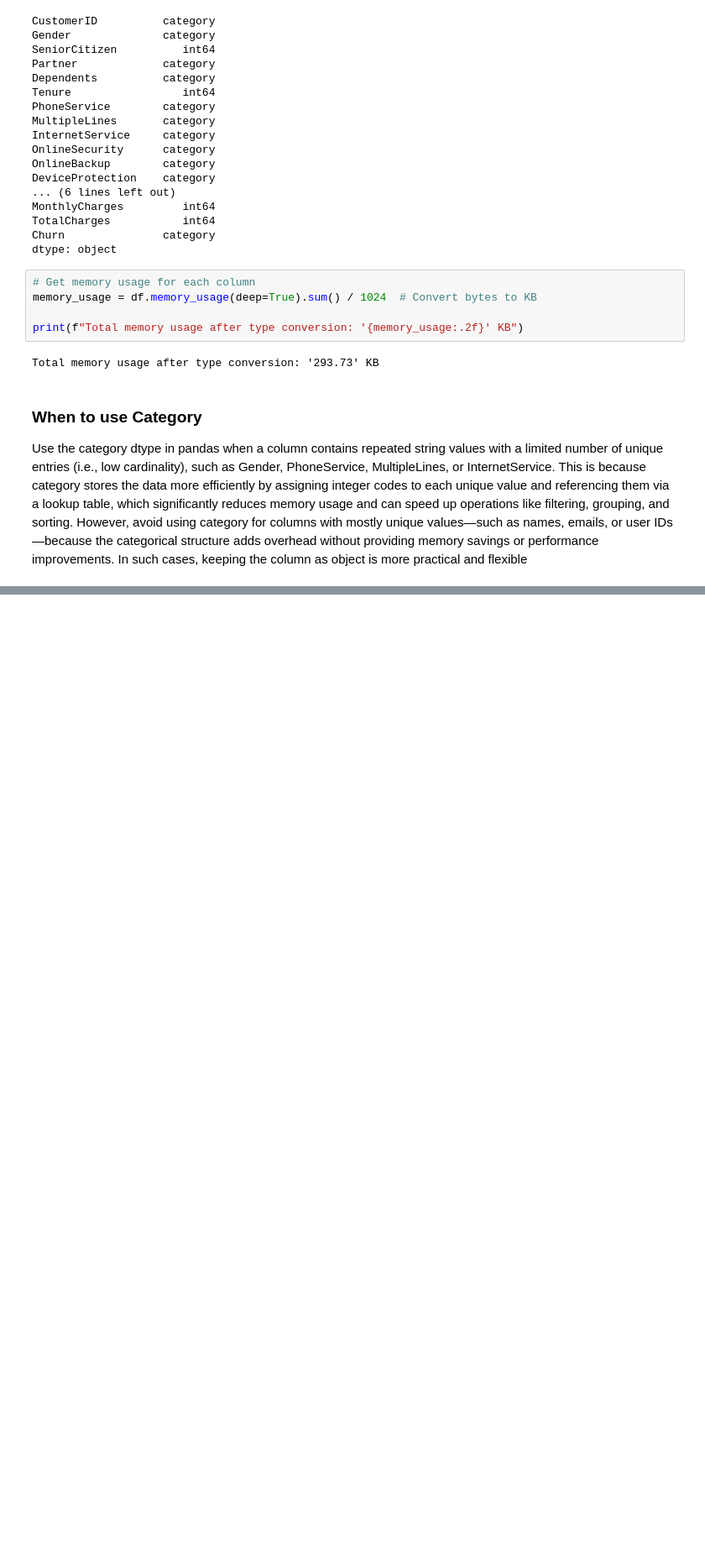
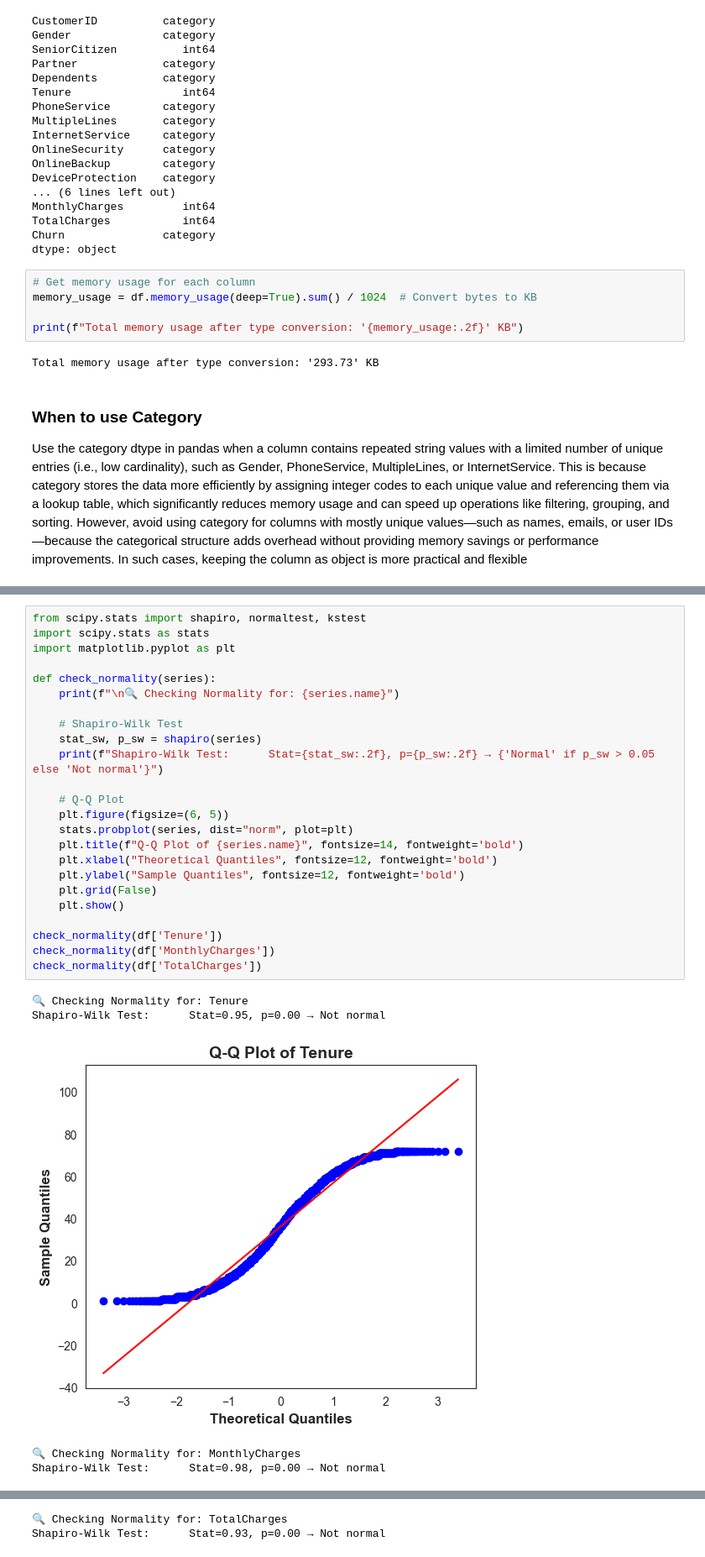
Before and after one commit to Yousfshah/Internship_Project, a Jupyter notebook: Customer_Churn_Prediction.ipynb, the cells around one changed output, grey strips where cells are left out. Shown: that part at 84% size. Saved outputs shown, nothing was run; the diff lists cells and outputs as text; blank space fills up the shorter version.

```diff
--- a/Customer_Churn_Prediction.ipynb
+++ b/Customer_Churn_Prediction.ipynb
@@ -275,0 +380,30 @@ Use the category dtype in pandas when a column contains repeated string values w
+# %%
+from scipy.stats import shapiro, normaltest, kstest
+import scipy.stats as stats
+import matplotlib.pyplot as plt
+
+def check_normality(series):
+    print(f"\n🔍 Checking Normality for: {series.name}")
+
+    # Shapiro-Wilk Test
+    stat_sw, p_sw = shapiro(series)
+    print(f"Shapiro-Wilk Test:      Stat={stat_sw:.2f}, p={p_sw:.2f} → {'Normal' if p_sw > 0.05 else 'Not normal'}")
+
+    # Q-Q Plot
+    plt.figure(figsize=(6, 5))
+    stats.probplot(series, dist="norm", plot=plt)
+    plt.title(f"Q-Q Plot of {series.name}", fontsize=14, fontweight='bold')
+    plt.xlabel("Theoretical Quantiles", fontsize=12, fontweight='bold')
+    plt.ylabel("Sample Quantiles", fontsize=12, fontweight='bold')
+    plt.grid(False)
+    plt.show()
+
+check_normality(df['Tenure'])
+check_normality(df['MonthlyCharges'])
+check_normality(df['TotalCharges'])
+# %% [output]
+🔍 Checking Normality for: Tenure
+Shapiro-Wilk Test:      Stat=0.95, p=0.00 → Not normal
+[figure, added]
+🔍 Checking Normality for: MonthlyCharges
+Shapiro-Wilk Test:      Stat=0.98, p=0.00 → Not normal
@@ -275,0 +411,2 @@ Use the category dtype in pandas when a column contains repeated string values w
+🔍 Checking Normality for: TotalCharges
+Shapiro-Wilk Test:      Stat=0.93, p=0.00 → Not normal
```
Also changed, not shown: parts of 16 cells of this notebook.
